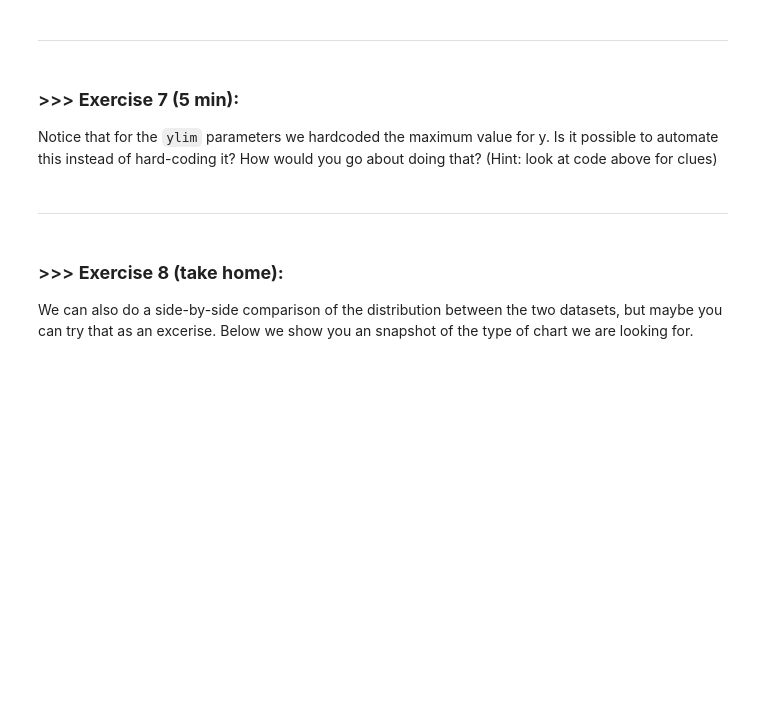
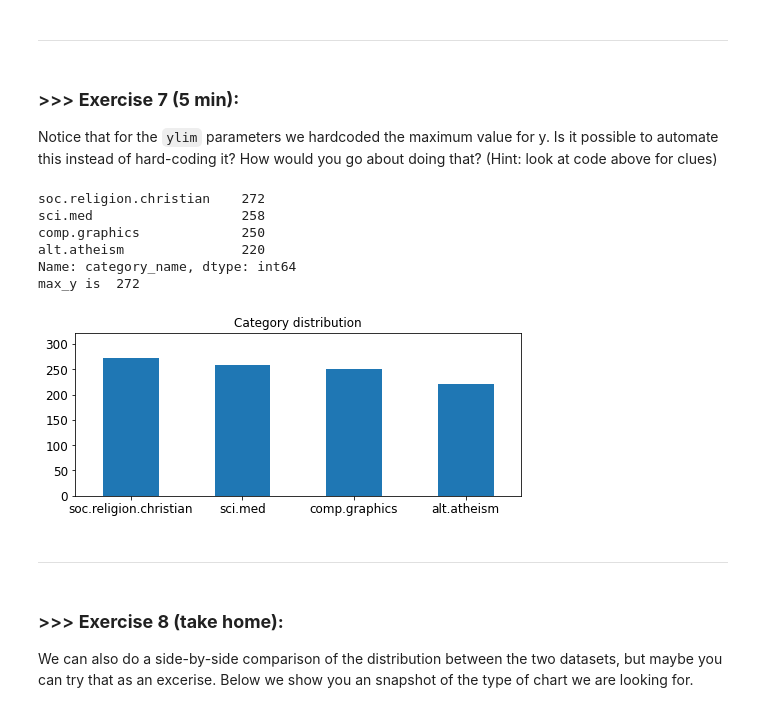
Before and after one commit to davidtseng2000/DM2022-Lab1-Master, a Jupyter notebook: DM2022-Lab1-Master.ipynb, the cells around one changed output. Saved outputs shown, nothing was run; the diff lists cells and outputs as text; code cells hidden in the pictures; blank space fills up the shorter version.

```diff
--- a/DM2022-Lab1-Master.ipynb
+++ b/DM2022-Lab1-Master.ipynb
@@ -744,3 +802,23 @@ Notice that for the `ylim` parameters we hardcoded the maximum value for y. Is i
+# %%
+# Answer here
+
+
+print(X_sample.category_name.value_counts())
+#max_y is the upper bound of count value.
+max_y = max(X_sample.category_name.value_counts())
+X_sample.category_name.value_counts().plot(kind = 'bar',
+                                           title = 'Category distribution',
+                                           ylim = [0, max_y + 50],
+                                           rot = 0, fontsize = 12, figsize = (8,3))
+print("max_y is " ,max_y)
+# %% [output]
+soc.religion.christian    272
+sci.med                   258
+comp.graphics             250
+alt.atheism               220
+Name: category_name, dtype: int64
+max_y is  272
+[figure, added]
 # %% [markdown]
 ---
 # %% [markdown]
```
Also changed, not shown: parts of 19 cells of this notebook.
